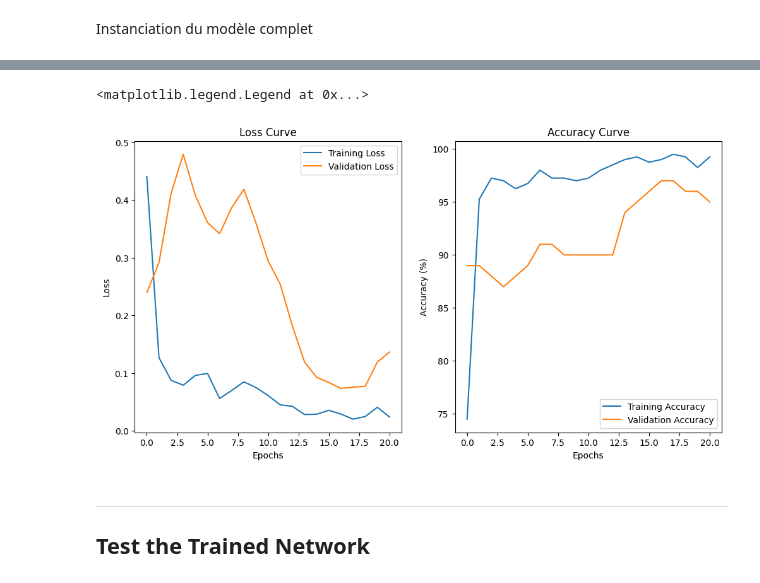
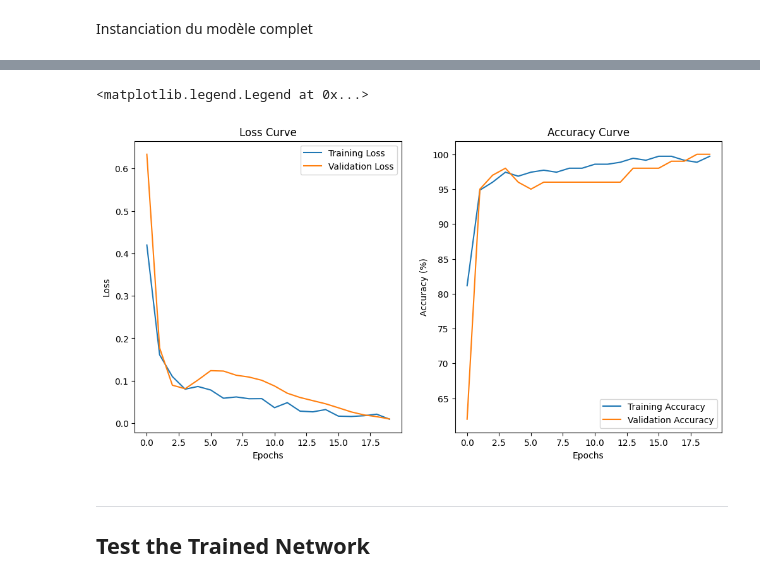
Before and after one commit to deubn31/PTI-Analyse-Classification-de-signaux-EEG, a Jupyter notebook: PainAttnNet_Implementation.ipynb, the cells around one changed output, grey strips where cells are left out. Saved outputs shown, nothing was run; the diff lists cells and outputs as text; code cells hidden in the pictures.

```diff
--- a/PainAttnNet_Implementation.ipynb
+++ b/PainAttnNet_Implementation.ipynb
@@ -277,11 +277,11 @@ class MSCN(nn.Module):
             nn.MaxPool1d(kernel_size=8, stride=8, padding=0),
             nn.Dropout(dropout),
 
-            nn.Conv1d(mscn_output_channels, 128, kernel_size=7, stride=1, bias=False, padding=3),
+            nn.Conv1d(mscn_output_channels, 128, kernel_size=8, stride=1, bias=False, padding=3),
             nn.BatchNorm1d(128),
             nn.GELU(),
 
-            nn.Conv1d(128, mscn_output_channels, kernel_size=7, stride=1, bias=False, padding=3),
+            nn.Conv1d(128, mscn_output_channels, kernel_size=8, stride=1, bias=False, padding=3),
             nn.BatchNorm1d(mscn_output_channels),
             nn.GELU(),
 
@@ -340,10 +340,10 @@ class MSCN(nn.Module):
         # MaxPool1d: (30 + 2*1 - 2)/2 + 1 = 16
 
 # summary of the model
-modeltest=MSCN(64,75)
+"""modeltest=MSCN(64,75,)
 x, x1, x2, x3 = modeltest(torch.randn(1, 1, 4097))
 print(x1.shape)
 print(x2.shape)
 print(x3.shape)
-print(x.shape)
+print(x.shape)"""
 # %% [output]
@@ -671,27 +668,27 @@ class PainAttnNet(nn.Module):
         # Number of Transformer Encoder Stacks
         N = 1
         # Model dimension from MSCN
-        model_dim = 50
+        model_dim = 25
         # Dimension of MLP
-        d_mlp = 120
+        d_mlp = 30
         # Number of attention heads
         num_heads = 5
         dropout = 0.1
         # Output SEResNet size
         #senet_reduced_size = 90
-        senet_reduced_size = 30
+        senet_reduced_size = 10
         #num_classes
         num_classes=2
         #mscn output channels
         #mscn_output_channels=30
-        mscn_output_channels=64
+        mscn_output_channels=20
         #Paramètres MSCN
-        kernel_size_short=18
-        kernel_size_medium=76
-        kernel_size_long=134
-        stride_short=2
-        stride_medium=10
-        stride_long=17
+        kernel_size_short=9 #anciennement 18
+        kernel_size_medium=38 #anciennement 76
+        kernel_size_long=67 #anciennement 134
+        stride_short=1 #anciennement 2
+        stride_medium=5 #anciennement 10
+        stride_long=9 #anciennement 17
         # Multiscale Convolutional Network
         self.mscn = MSCN(mscn_output_channels,model_dim,kernel_size_short,kernel_size_medium,kernel_size_long,stride_short,stride_medium,stride_long)
         # SEResNet
@@ -717,6 +714,13 @@ device = "cpu"
 model = PainAttnNet().to(device)
 print(model)
 print(f"Total number of parameters : {sum(p.numel() for p in model.parameters())}")
+
+modeltest=MSCN(64,75,18,76,134,2,10,17)
+x, x1, x2, x3 = modeltest(torch.randn(1, 1, 4097))
+print(x1.shape)
+print(x2.shape)
+print(x3.shape)
+print(x.shape)
 # %% [output]
 PainAttnNet(
   (mscn): MSCN(
@@ -738,4 +742,6 @@ Total number of parameters : 429996
 # %%
+learning_rate = 0.001
+n_epochs = 20
 
 # specify loss function
 criterion = nn.CrossEntropyLoss()
@@ -861,29 +866,29 @@ KeyboardInterrupt:
 # %%
 ## Display train / valid curves
 
 # Plot loss curves
 plt.figure(figsize=(12, 6))
 
 # Plotting Training and Validation Loss
 plt.subplot(1, 2, 1)
-plt.plot(train_losses[0:21], label='Training Loss')
-plt.plot(valid_losses[0:21], label='Validation Loss')
+plt.plot(train_losses, label='Training Loss')
+plt.plot(valid_losses, label='Validation Loss')
 plt.title('Loss Curve')
 plt.xlabel('Epochs')
 plt.ylabel('Loss')
 plt.legend()
 
 # Plotting Training and Validation Accuracy
 plt.subplot(1, 2, 2)
-plt.plot(train_accuracies[0:21], label='Training Accuracy')
-plt.plot(valid_accuracies[0:21], label='Validation Accuracy')
+plt.plot(train_accuracies, label='Training Accuracy')
+plt.plot(valid_accuracies, label='Validation Accuracy')
 plt.title('Accuracy Curve')
 plt.xlabel('Epochs')
 plt.ylabel('Accuracy (%)')
 plt.legend()
 # %% [output]
 <matplotlib.legend.Legend at 0x...>
-[figure, old version]
+[figure, new version]
 # %% [markdown]
 ---
 ## Test the Trained Network
```
Also changed, not shown: parts of 7 cells of this notebook, 1 other file.
